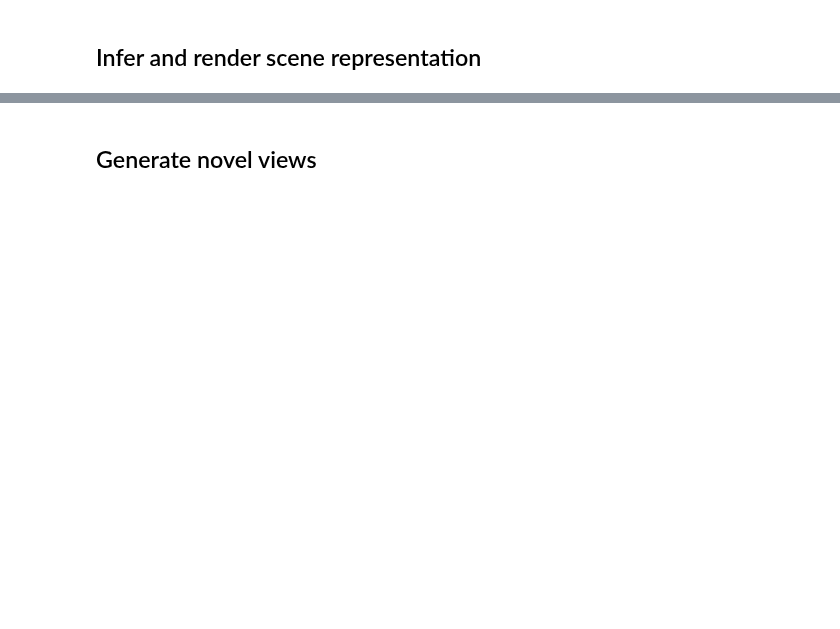
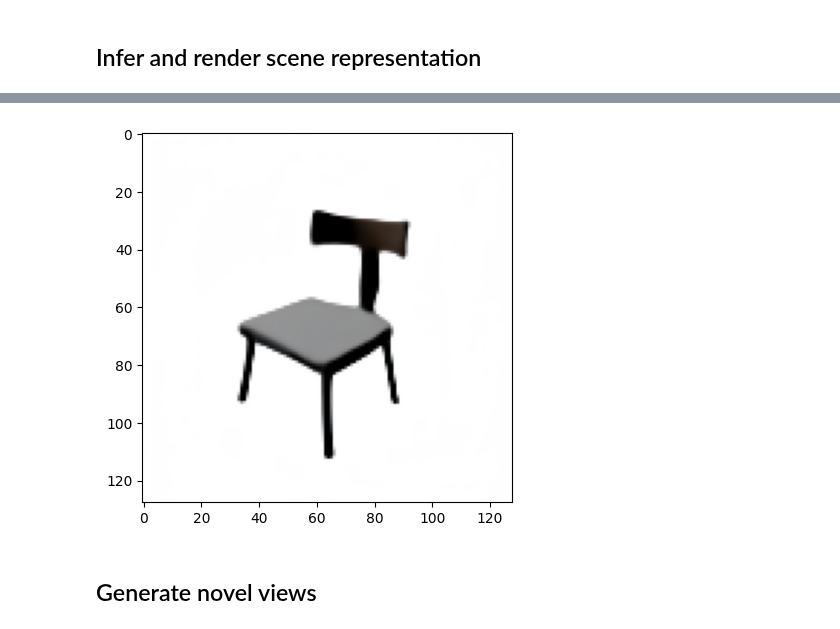
Before and after one commit to elidub/equiv-neural-rendering, a Jupyter notebook: exploration.ipynb, the cells around one changed output, grey strips where cells are left out. Cells and saved outputs as stored; diff of their text form; code cells hidden in the pictures; blank space fills up the shorter version.

Commit message:
creating visualizations for translations

```diff
--- a/exploration.ipynb
+++ b/exploration.ipynb
@@ -56,8 +64,12 @@ print("Scene shape: {}".format(scene.shape))
 # %%
 # We can render the scene representation without rotating it
 rendered = model.render(scene)
 
 plot_img_tensor(rendered.detach())
+
+org = rendered.detach().clone()
+# %% [output]
+[figure, added]
 # %% [markdown]
 ## Generate novel views
 # %%
```
Also changed, not shown: parts of 8 cells of this notebook, 4 other files.
